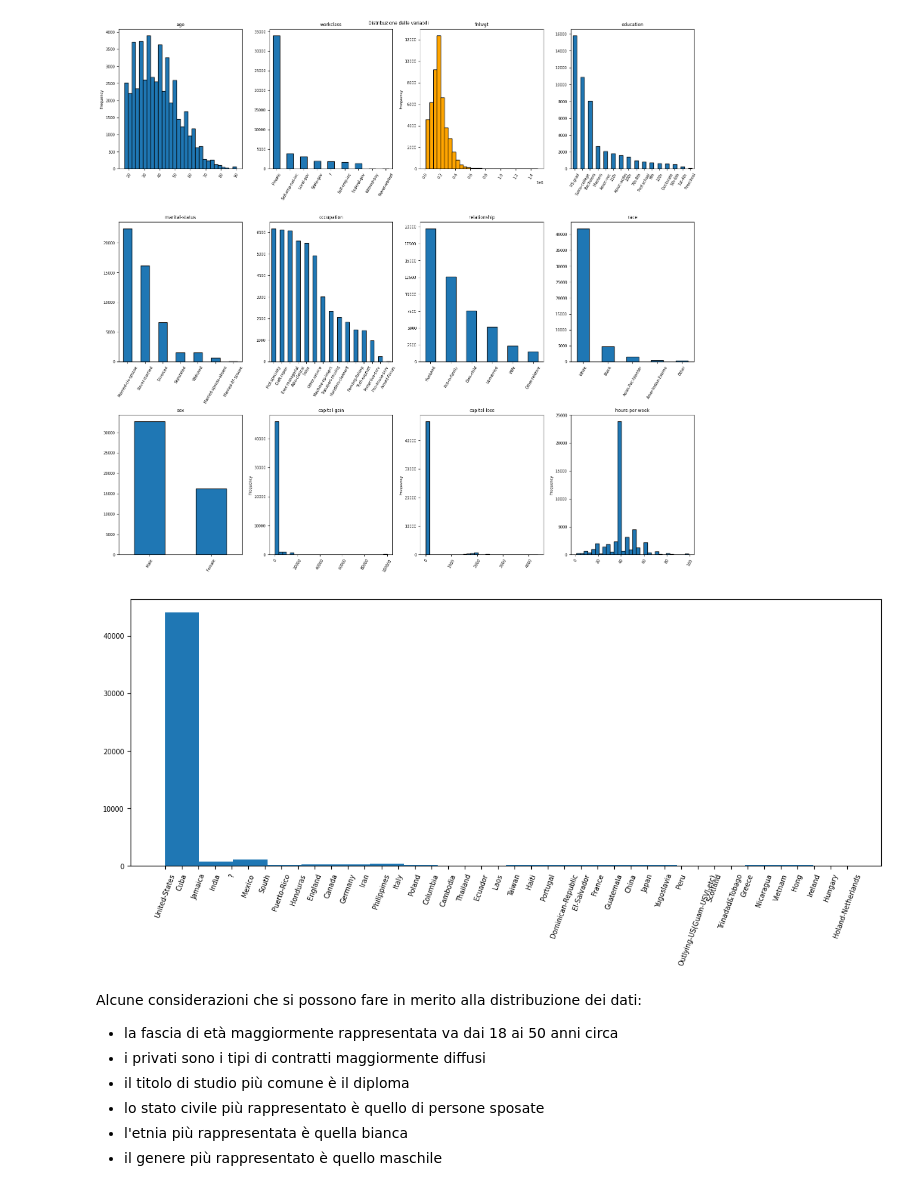
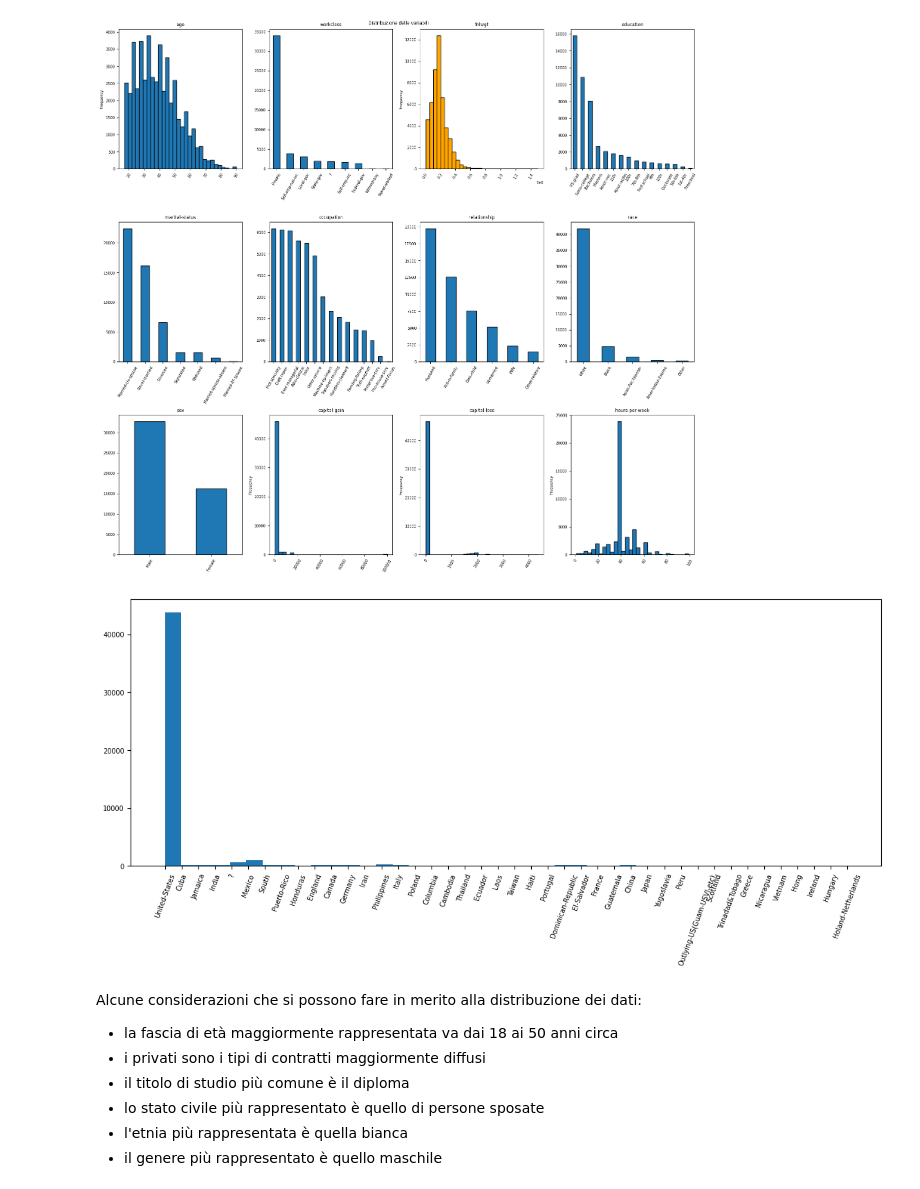
Before and after one commit to NicoSanse/ML_Project, a Jupyter notebook: Project.ipynb, the cells around one changed output. Saved outputs shown, nothing was run; the diff lists cells and outputs as text; code cells hidden in the pictures.

```diff
--- a/Project.ipynb
+++ b/Project.ipynb
@@ -322,12 +323,12 @@ plt.show()
 # %%
 # plotto separatamente native-country
 plt.figure(figsize=(14, 5))
 
-plt.hist(df['native-country'].dropna(), bins=20, label='Native country')
+plt.hist(df['native-country'].dropna(), bins=len(df['native-country'].value_counts()), label='Native country')
 plt.xticks(rotation=70)
 plt.show()
 # %% [output]
-[figure, old version]
+[figure, new version]
 # %% [markdown]
 Alcune considerazioni che si possono fare in merito alla distribuzione dei dati:
  - la fascia di età maggiormente rappresentata va dai 18 ai 50 anni circa
```
Also changed, not shown: parts of 14 cells of this notebook.
